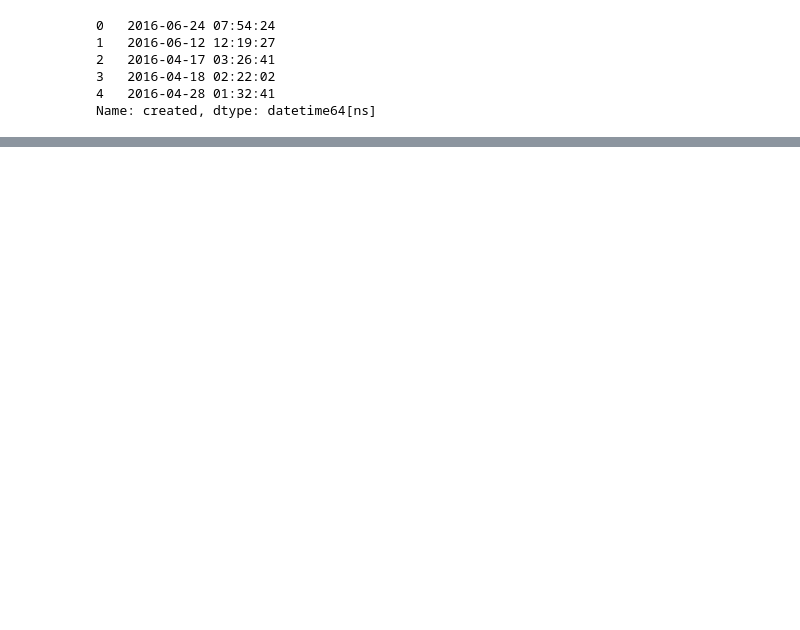
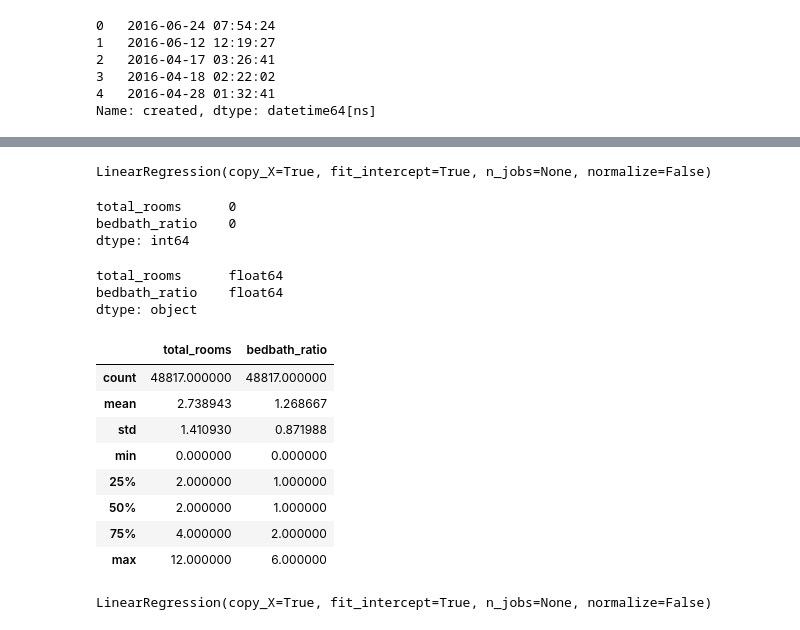
Before and after one commit to bloominstituteoftechnology/DS-Unit-2-Linear-Models, a Jupyter notebook: module2-regression-2/LS_DS_212_assignment.ipynb, the cells around one changed output, grey strips where cells are left out. Saved outputs shown, nothing was run; the diff lists cells and outputs as text; code cells hidden in the pictures; blank space fills up the shorter version.

```diff
--- a/module2-regression-2/LS_DS_212_assignment.ipynb
+++ b/module2-regression-2/LS_DS_212_assignment.ipynb
@@ -118,0 +133,4 @@ Name: created, dtype: datetime64[ns]
+# %%
+# creating new features
+df['bedbath_ratio'] = (df['bedrooms'] / df['bathrooms'])
+df.head()
@@ -118,0 +144,3 @@ Name: created, dtype: datetime64[ns]
+# %%
+df['bedbath_ratio'] = df['bedbath_ratio'].replace(np.inf, np.nan)
+df['bedbath_ratio'].max()
@@ -118,0 +149,4 @@ Name: created, dtype: datetime64[ns]
+# %%
+# accounting for studio apartments
+df['bedbath_ratio'].fillna(1, inplace = True)
+df['bedbath_ratio'].isnull().sum()
@@ -156,0 +193,45 @@ train.shape, test.shape
+# %%
+# fitting the linear regression model, step 1 import and
+# step 2 instantiate the class
+
+from sklearn.linear_model import LinearRegression
+
+model = LinearRegression()
+model
+# %% [output]
+LinearRegression(copy_X=True, fit_intercept=True, n_jobs=None, normalize=False)
+# %%
+# Arranging the X features matrix and y target vector
+features = ['total_rooms', 'bedbath_ratio']
+target = 'price'
+X_train = df[features]
+y_train = df[target]
+# %%
+X_train.isnull().sum()
+# %% [output]
+total_rooms      0
+bedbath_ratio    0
+dtype: int64
+# %%
+X_train.dtypes
+# %% [output]
+total_rooms      float64
+bedbath_ratio    float64
+dtype: object
+# %%
+X_train.describe()
+# %% [output]
+|  | total_rooms | bedbath_ratio |
+| count | 48817.000000 | 48817.000000 |
+| mean | 2.738943 | 1.268667 |
+| std | 1.410930 | 0.871988 |
+| min | 0.000000 | 0.000000 |
+| 25% | 2.000000 | 1.000000 |
+| 50% | 2.000000 | 1.000000 |
+| 75% | 4.000000 | 2.000000 |
+| max | 12.000000 | 6.000000 |
+# %%
+# fitting the model
+model.fit(X_train, y_train)
+# %% [output]
+LinearRegression(copy_X=True, fit_intercept=True, n_jobs=None, normalize=False)
```
Also changed, not shown: parts of 12 cells of this notebook.
